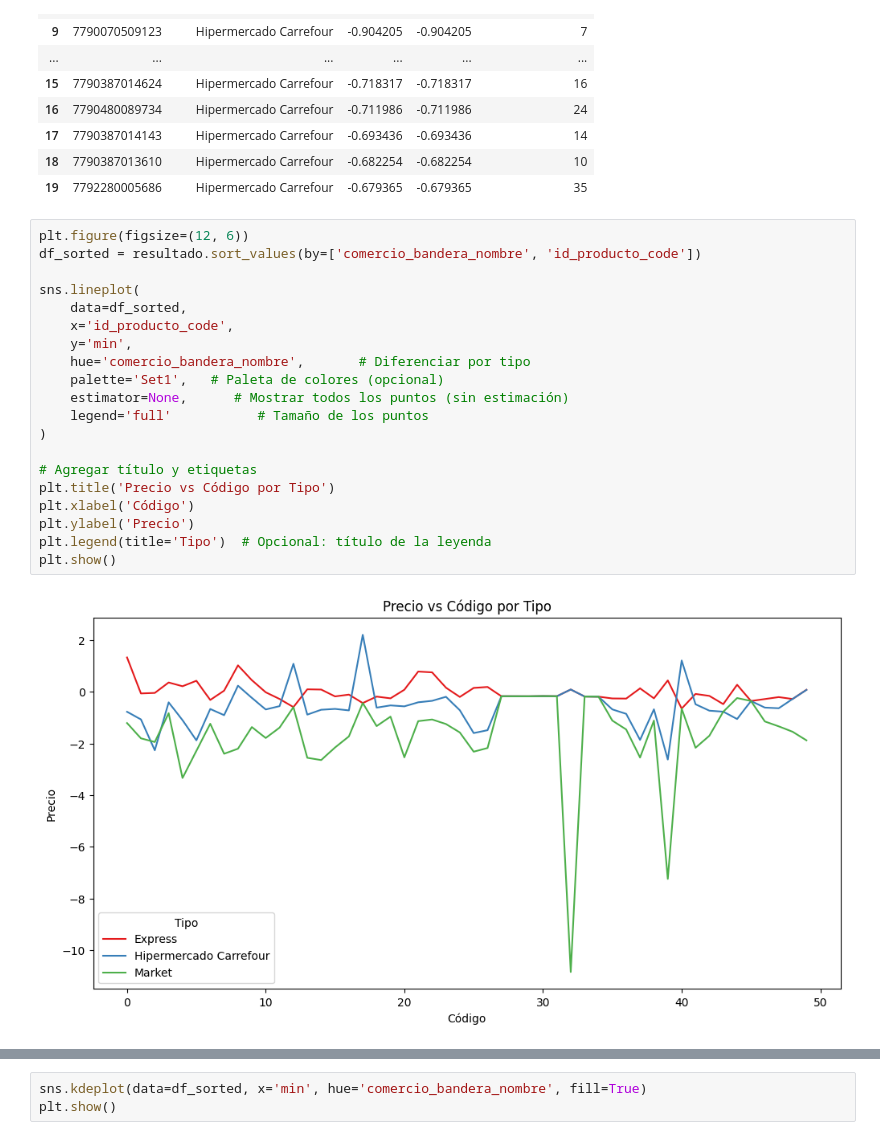
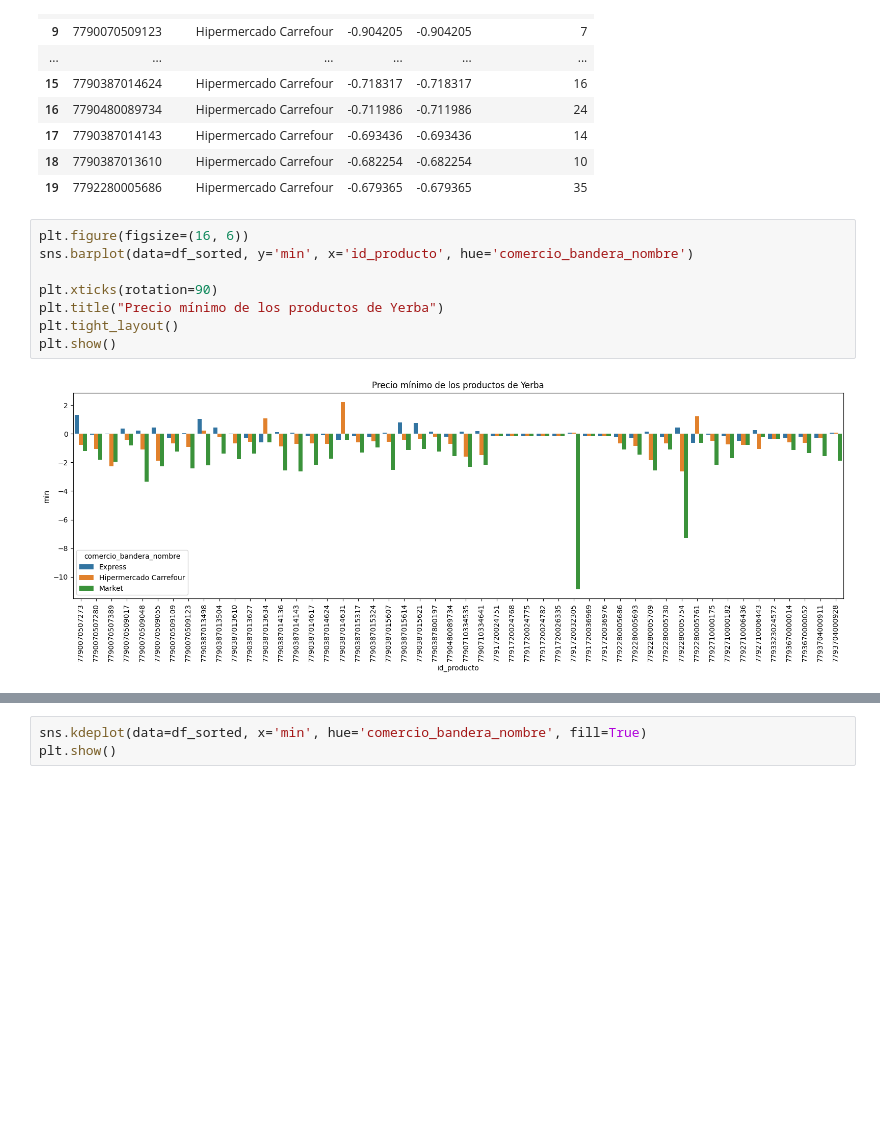
Before and after one commit to CEIA-MBer-ATacc/ceia_add_tps, a Jupyter notebook: TP1/productos/TP1_productos.ipynb, the cells around one changed output, grey strips where cells are left out. Saved outputs shown, nothing was run; the diff lists cells and outputs as text; blank space fills up the shorter version.

Commit message:
[UPD] Análisis de los precios de la yerba por gráfico de barras

```diff
--- a/TP1/productos/TP1_productos.ipynb
+++ b/TP1/productos/TP1_productos.ipynb
@@ -354,25 +354,13 @@ resultado.head(20)
 | 18 | 7790387013610 | Hipermercado Carrefour | -0.682254 | -0.682254 | 10 |
 | 19 | 7792280005686 | Hipermercado Carrefour | -0.679365 | -0.679365 | 35 |
 # %%
-plt.figure(figsize=(12, 6))
-df_sorted = resultado.sort_values(by=['comercio_bandera_nombre', 'id_producto_code'])
+plt.figure(figsize=(16, 6))
+sns.barplot(data=df_sorted, y='min', x='id_producto', hue='comercio_bandera_nombre')
 
-sns.lineplot(
-    data=df_sorted,
-    x='id_producto_code',
-    y='min',
-    hue='comercio_bandera_nombre',       # Diferenciar por tipo
-    palette='Set1',   # Paleta de colores (opcional)
-    estimator=None,      # Mostrar todos los puntos (sin estimación)
-    legend='full'           # Tamaño de los puntos
-)
-
-# Agregar título y etiquetas
-plt.title('Precio vs Código por Tipo')
-plt.xlabel('Código')
-plt.ylabel('Precio')
-plt.legend(title='Tipo')  # Opcional: título de la leyenda
+plt.xticks(rotation=90)
+plt.title("Precio mínimo de los productos de Yerba")
+plt.tight_layout()
 plt.show()
 # %% [output]
-[figure, old version]
+[figure, new version]
 # %%
```
Also changed, not shown: parts of 1 cell of this notebook.
